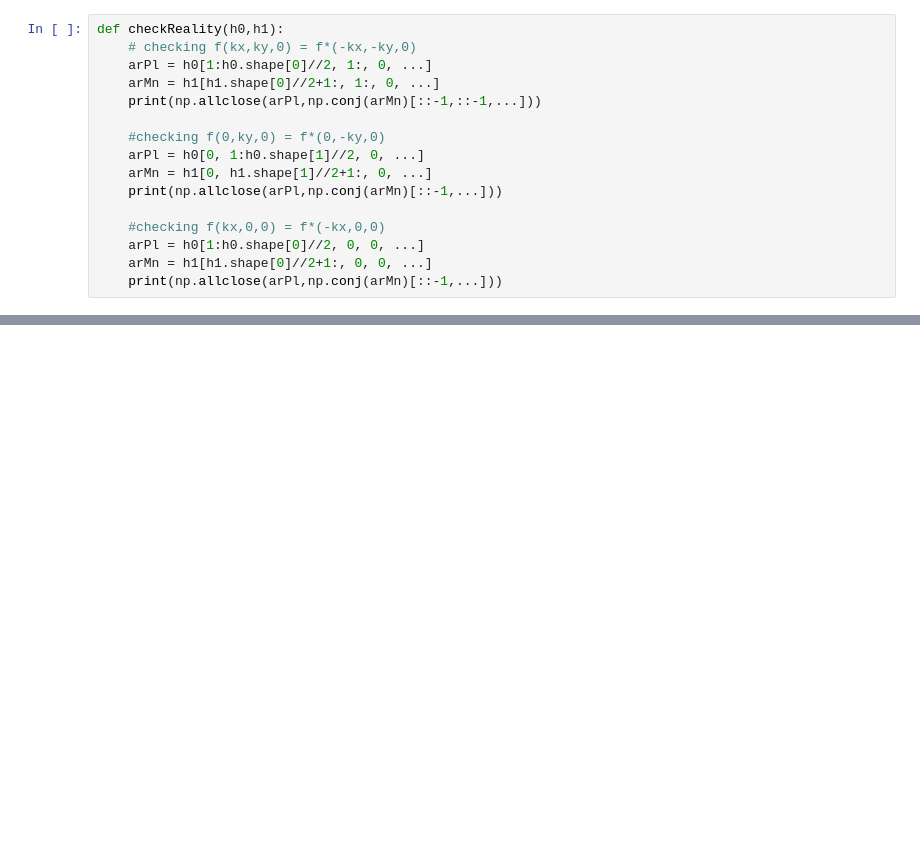
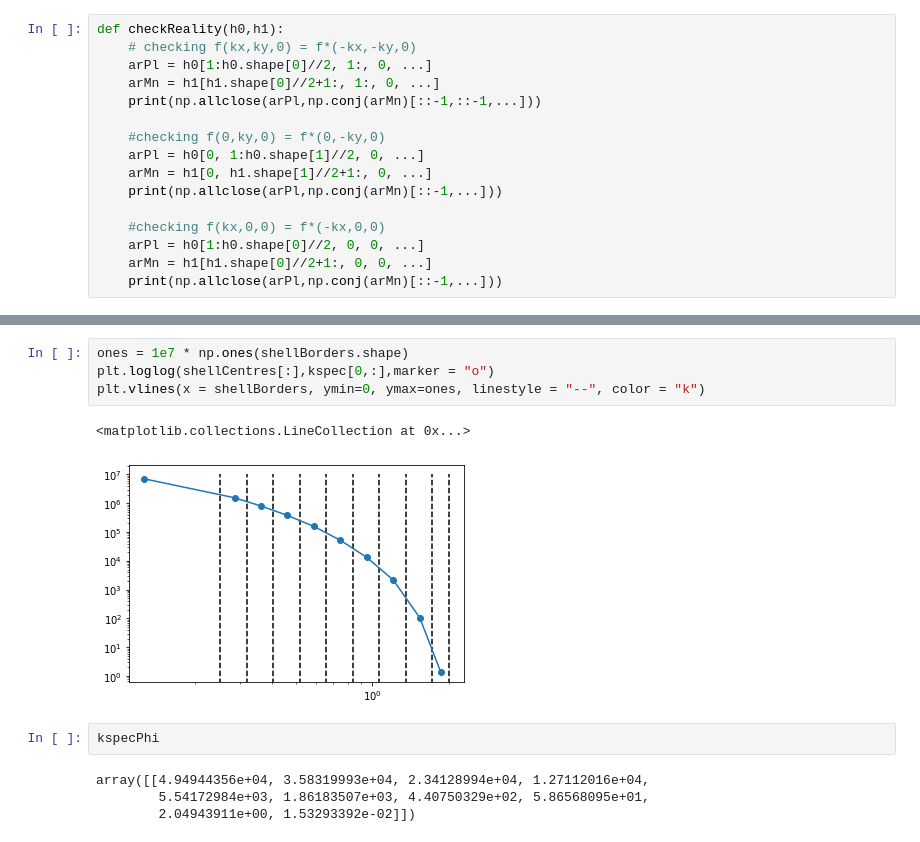
Before and after one commit to Alcauchy/ALLIANCE, a Jupyter notebook: post/ControlOfAlliance.ipynb, the cells around one changed output, grey strips where cells are left out. Saved outputs shown, nothing was run; the diff lists cells and outputs as text; blank space fills up the shorter version.

```diff
--- a/post/ControlOfAlliance.ipynb
+++ b/post/ControlOfAlliance.ipynb
@@ -968,0 +1001,13 @@ array([0.        , 0.06283185, 0.12566371, 0.18849556, 0.25132741,
+# %%
+ones = 1e7 * np.ones(shellBorders.shape)
+plt.loglog(shellCentres[:],kspec[0,:],marker = "o")
+plt.vlines(x = shellBorders, ymin=0, ymax=ones, linestyle = "--", color = "k")
+# %% [output]
+<matplotlib.collections.LineCollection at 0x...>
+[figure, added]
+# %%
+kspecPhi
+# %% [output]
+array([[4.94944356e+04, 3.58319993e+04, 2.34128994e+04, 1.27112016e+04,
+        5.54172984e+03, 1.86183507e+03, 4.40750329e+02, 5.86568095e+01,
+        2.04943911e+00, 1.53293392e-02]])
```
Also changed, not shown: parts of 50 cells of this notebook, 6 other files.
